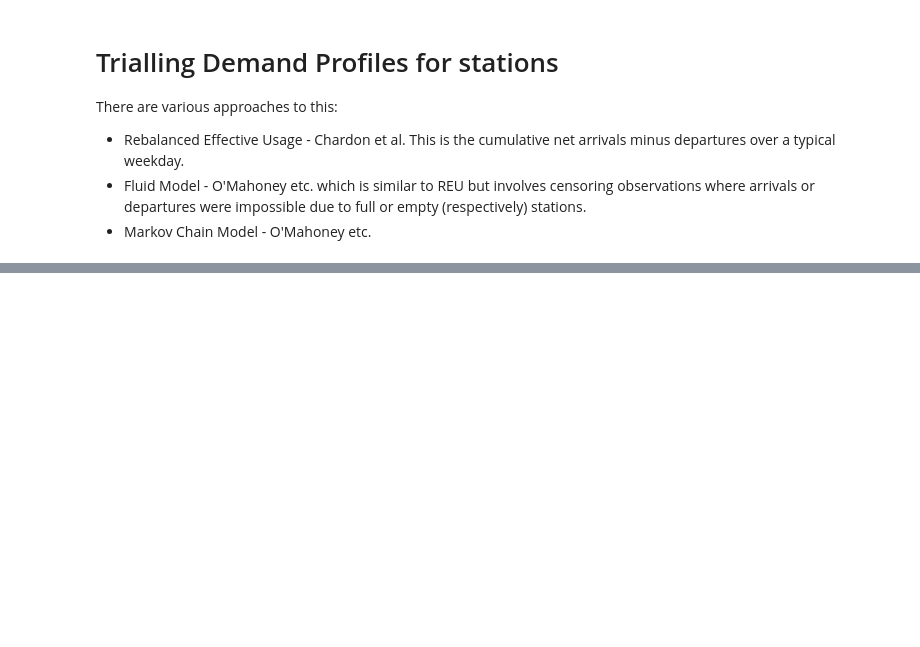
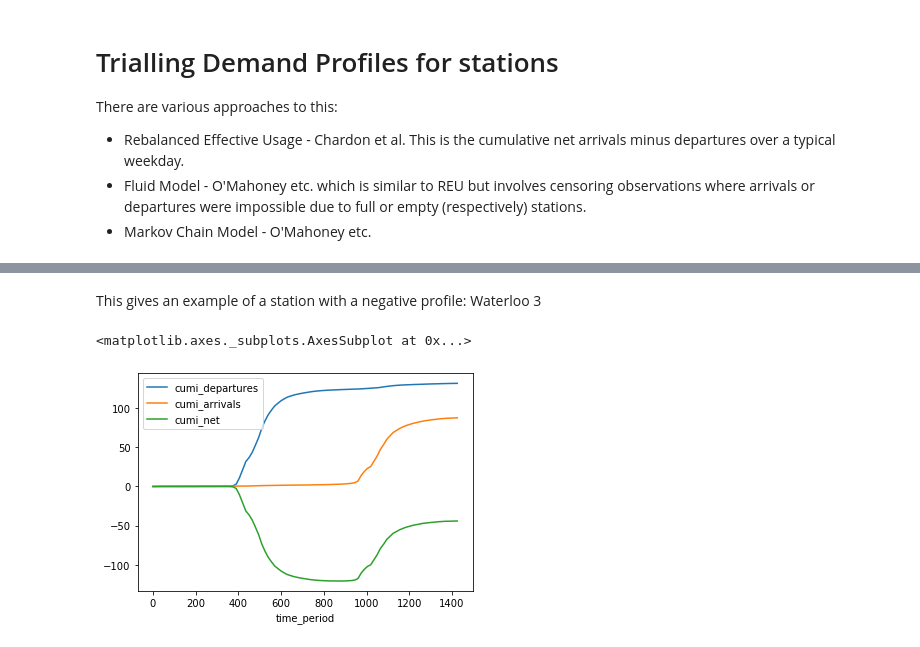
Before and after one commit to Peppers16/tfl_bike_project, a Jupyter notebook: notebooks/Demand Profiles MSP-6.ipynb, the cells around one changed output, grey strips where cells are left out. Saved outputs shown, nothing was run; the diff lists cells and outputs as text; code cells hidden in the pictures; blank space fills up the shorter version.

```diff
--- a/notebooks/Demand Profiles MSP-6.ipynb
+++ b/notebooks/Demand Profiles MSP-6.ipynb
@@ -360,0 +220,7 @@ This should work better if you pivot with all tables and fill missing values wit
+# %% [markdown]
+This gives an example of a station with a negative profile: Waterloo 3
+# %%
+piv5.xs(361).stack().unstack('day_of_year').mean(axis=1).unstack().plot()
+# %% [output]
+<matplotlib.axes._subplots.AxesSubplot at 0x...>
+[figure, added]
```
Also changed, not shown: parts of 83 cells of this notebook, 1 other file.
